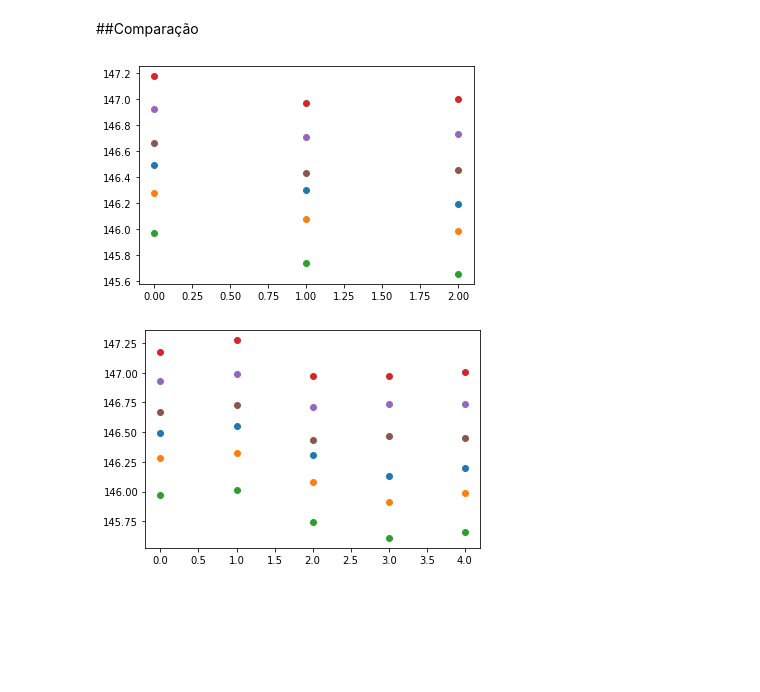
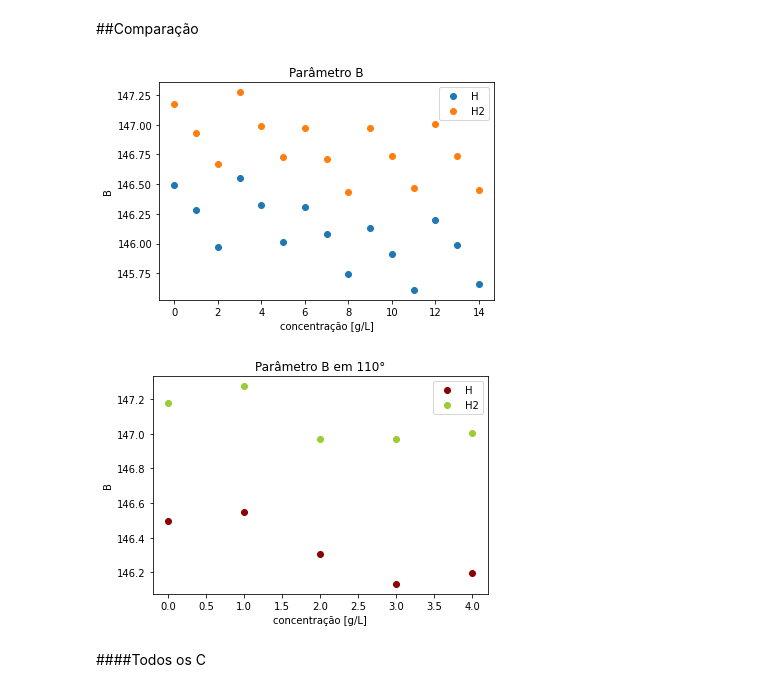
Before and after one commit to lkramerpezzin/lkramerpezzin, a Jupyter notebook: parâmetros_e_análises.ipynb, the cells around one changed output. Drawn from its saved outputs; the diff is of its cells as text; code cells hidden in the pictures; blank space fills up the shorter version.

```diff
--- a/parâmetros_e_análises.ipynb
+++ b/parâmetros_e_análises.ipynb
@@ -428,30 +509,39 @@ Valores de C para 130°: [0.3333837419887454, 0.3333837419887454, 0.347513564872
 # %% [markdown]
 ##Comparação
 # %%
+# Parâmetro B
 BH_110= list()
 BH2_110= list()
 k= 0
 m= 0
-while k<len(BH_lista):
-  BH_110.append(BH_lista[k])
-  k+= 2
+#m= 0
 
-while m<len(BH2_lista):
-  BH2_110.append(BH2_lista[m])
-  m+= 2
+while k<len(BH_):
+  BH_110.append(BH_[k])
+  k+= 3
+
+while m<len(BH2_):
+  BH2_110.append(BH2_[m])
+  m+= 3
 
 import matplotlib.pyplot as plt
-plt.plot(BH_110, 'o')
-plt.plot(BH2_110, 'o')
+plt.plot(BH_, 'o', label= 'H')
+plt.plot(BH2_, 'o', label='H2')
+plt.title('Parâmetro B')
+plt.ylabel('B')
+plt.xlabel('concentração [g/L]')
+plt.legend()
 plt.show()
+
+plt.plot(BH_110, 'o', color= 'darkred', label= 'H')
+plt.plot(BH2_110, 'o',color= 'yellowgreen', label= 'H2')
+plt.title('Parâmetro B em 110°')
+plt.ylabel('B')
+plt.xlabel('concentração [g/L]')
+plt.legend()
+plt.show()
 # %% [output]
-[figure, old version]
+[figure, new version]
+[figure, added]
-# %%
-import matplotlib.pyplot as plt
-import numpy as np
-
-plt.plot(BH_lista, 'o')
-plt.plot(BH2_lista, 'o')
-plt.show()
-# %% [output]
-[figure, removed]
+# %% [markdown]
+####Todos os C
```
Also changed, not shown: parts of 18 cells of this notebook.
